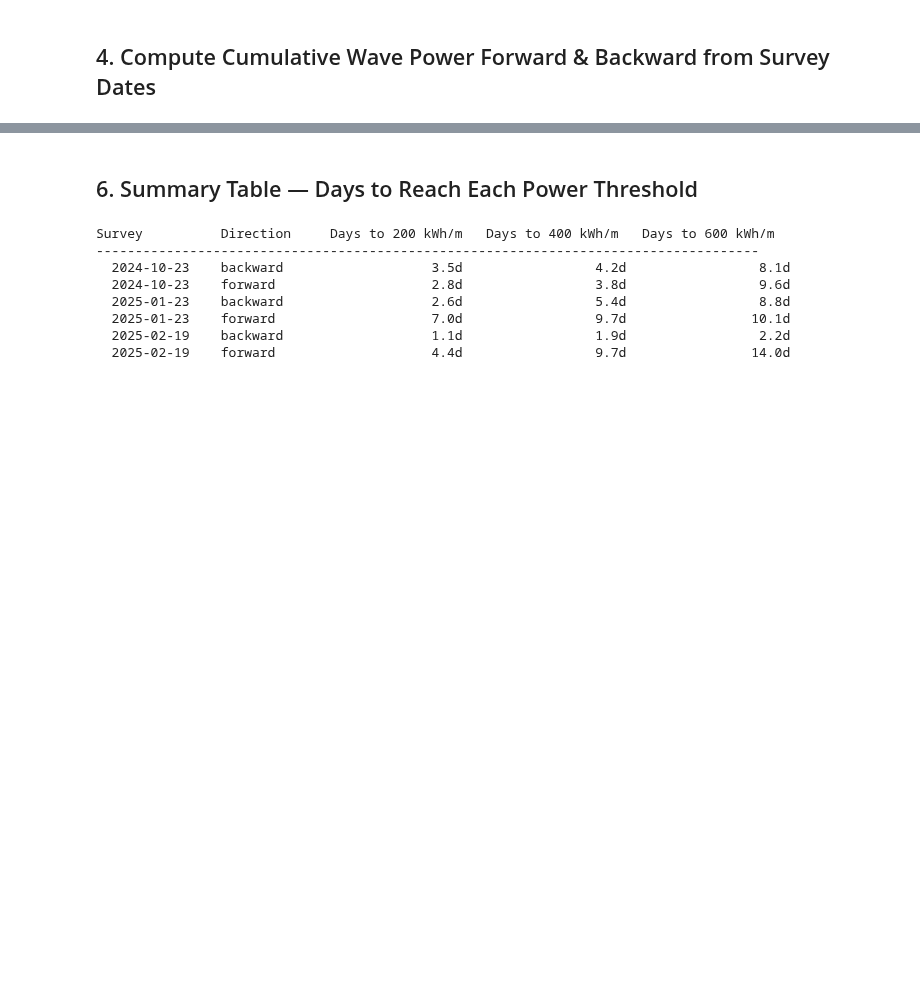
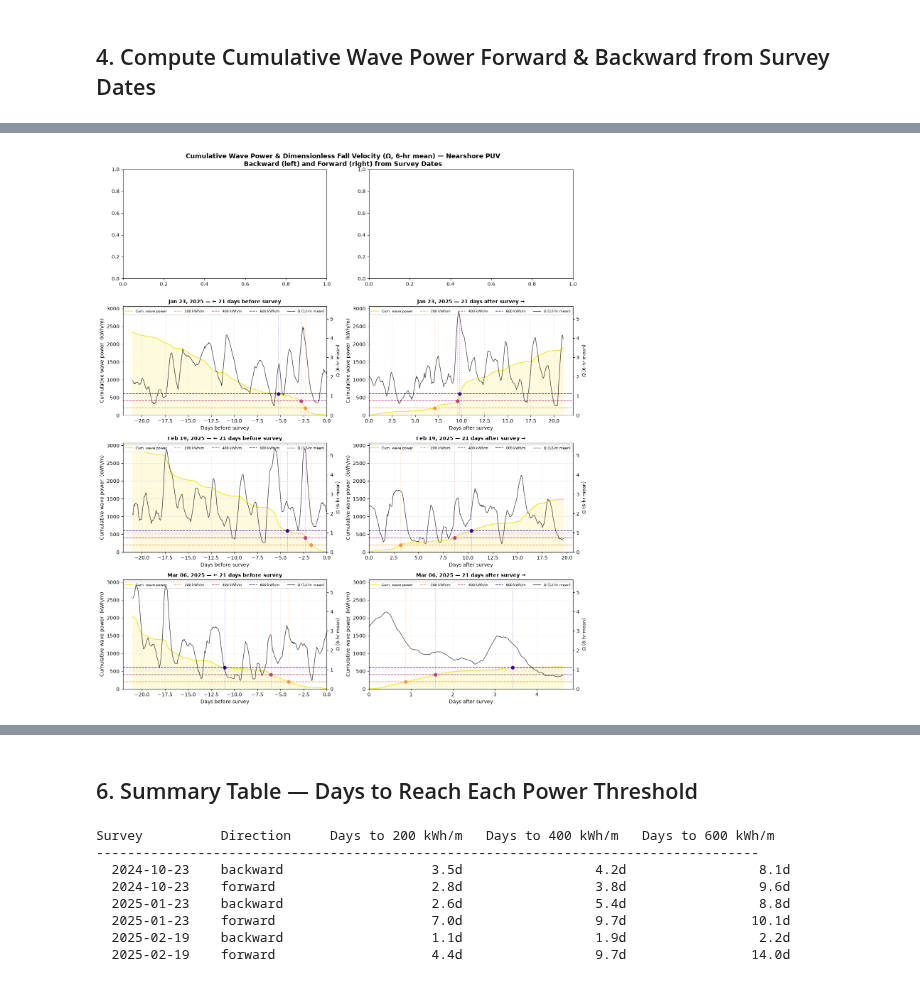
Before and after one commit to cvolpano/PUVprocessing_usgs, a Jupyter notebook: nanopod/data/cumulativeWavePower.ipynb, the cells around one changed output, grey strips where cells are left out. Saved outputs shown, nothing was run; the diff lists cells and outputs as text; code cells hidden in the pictures; blank space fills up the shorter version.

```diff
--- a/nanopod/data/cumulativeWavePower.ipynb
+++ b/nanopod/data/cumulativeWavePower.ipynb
@@ -279,0 +389,82 @@ print("✓ Saved cumulative_wave_power_surveys.png")
+# %%
+# Compute global y-axis limits across all surveys and directions
+all_cum_power = []
+all_omega     = []
+for survey_date in SURVEY_DATES:
+    bk, fw = cumulative_around(puv, survey_date, LOOKBACK_DAYS, LOOKFWD_DAYS)
+    for seg in [bk, fw]:
+        if seg is not None:
+            all_cum_power.append(seg["cum_power"].max())
+            all_omega.append(seg["omega"].rolling(12, center=True, min_periods=1).mean().max())
+ymax_power = max(all_cum_power) * 1.05
+ymax_omega = max(all_omega) * 1.05
+
+n_surveys = len(SURVEY_DATES)
+fig, axes = plt.subplots(n_surveys, 2, figsize=(14, 4 * n_surveys))
+fig.suptitle(
+    "Cumulative Wave Power & Dimensionless Fall Velocity (Ω, 6-hr mean) — Nearshore PUV\n"
+    "Backward (left) and Forward (right) from Survey Dates",
+    fontsize=13, fontweight="bold"
+)
+
+for i, survey_date in enumerate(SURVEY_DATES):
+    backward, forward = cumulative_around(
+        puv, survey_date, LOOKBACK_DAYS, LOOKFWD_DAYS)
+    if backward is None:
+        print(f"  ⚠ No data around {survey_date}")
+        continue
+
+    t_survey = pd.Timestamp(survey_date)
+
+    for j, (seg_label, df_seg, xlabel) in enumerate([
+        (f"← {LOOKBACK_DAYS} days before survey", backward, "Days before survey"),
+        (f"{LOOKFWD_DAYS} days after survey →",   forward,  "Days after survey"),
+    ]):
+        ax  = axes[i, j]
+        ax2 = ax.twinx()
+
+        x = df_seg["days"]
+
+        # ── Cumulative wave power ─────────────────────────────────────────────
+        ax.fill_between(x, df_seg["cum_power"], alpha=0.15, color=PALETTE["ndbc"])
+        ax.plot(x, df_seg["cum_power"], color=PALETTE["ndbc"], lw=1.5,
+                label="Cum. wave power")
+
+        # Threshold lines and crossing markers
+        for thresh, tcol in zip(POWER_THRESHOLDS, THRESHOLD_COLORS):
+            ax.axhline(thresh, color=tcol, lw=1.2, ls="--", label=f"{thresh} kWh/m")
+            crossed = df_seg[df_seg["cum_power"] >= thresh]
+            if not crossed.empty:
+                x_cross = crossed["days"].iloc[0]
+                ax.axvline(x_cross, color=tcol, lw=0.8, ls=":", alpha=0.7)
+                ax.scatter(x_cross, thresh, color=tcol, s=40, zorder=5)
+
+        # ── 6-hour rolling mean of Omega on secondary axis ────────────────────
+        omega_smooth = df_seg["omega"].rolling(12, center=True, min_periods=1).mean()
+        ax2.plot(x, omega_smooth, color='black', lw=1,
+                 alpha=0.8, label="Ω (12-hr mean)")
+        ax2.axhline(1, color=PALETTE["wis"], lw=0.8, ls=":", alpha=0.5)
+        ax2.axhline(6, color=PALETTE["wis"], lw=0.8, ls=":", alpha=0.5)
+        ax2.set_ylabel("Ω (6-hr mean)", color="black", fontsize=9)
+        ax2.tick_params(axis="y", labelcolor="black")
+        ax2.set_ylim(0, ymax_omega)
+
+        ax.set_title(f"{t_survey.strftime('%b %d, %Y')} — {seg_label}",
+                     fontweight="bold", fontsize=10)
+        ax.set_xlabel(xlabel)
+        ax.set_ylabel("Cumulative wave power  (kWh/m)")
+        ax.set_ylim(0, ymax_power)
+        ax.set_xlim(right=0) if j == 0 else ax.set_xlim(left=0)
+        ax.grid(color="#e0e0e0", linewidth=0.6, linestyle="--")
+
+        # Combined legend
+        lines1, labels1 = ax.get_legend_handles_labels()
+        lines2, labels2 = ax2.get_legend_handles_labels()
+        ax.legend(lines1 + lines2, labels1 + labels2,
+                  fontsize=7.5, loc="upper center", ncol=5)
+
+fig.tight_layout()
+fig.savefig(PLOT_DIR / "cumulative_wave_power_surveys_puv.png", bbox_inches="tight", dpi=150)
+plt.show()
+print("✓ Saved cumulative_wave_power_surveys_puv.png")
+# %% [output]
@@ -279,0 +472 @@ print("✓ Saved cumulative_wave_power_surveys.png")
+[figure, added]
```
Also changed, not shown: parts of 16 cells of this notebook, 21 other files.
